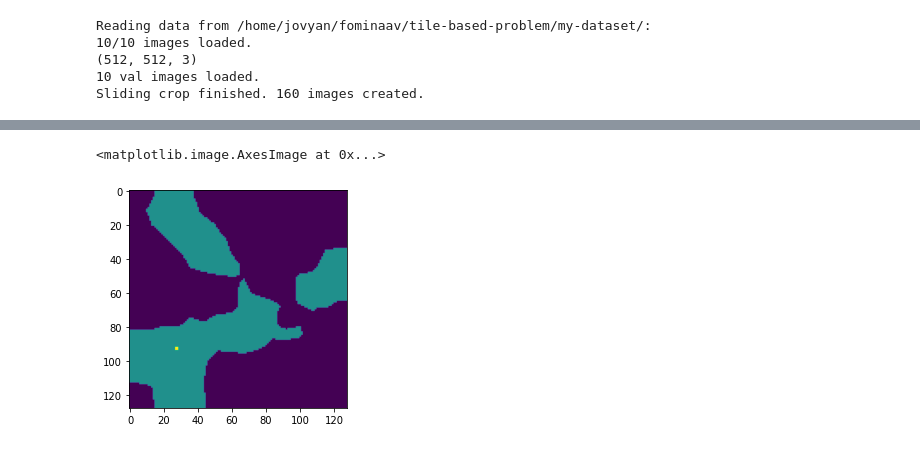
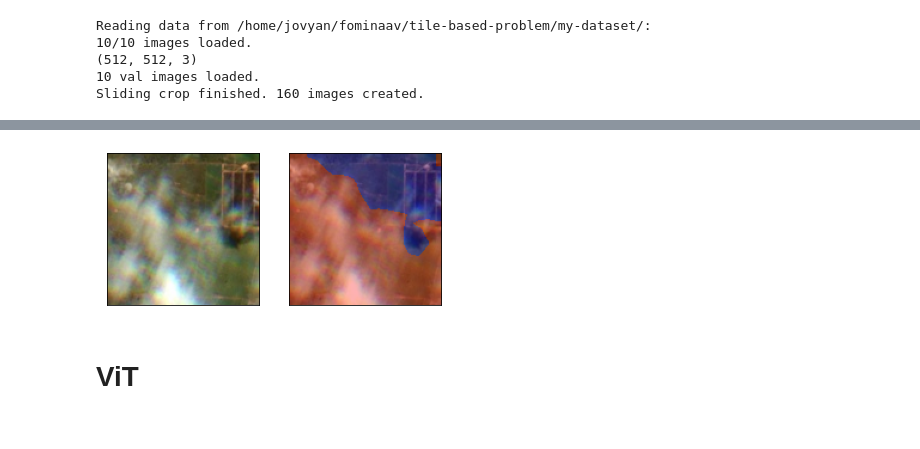
Before and after one commit to vvubbalubba/WiCoNet, a Jupyter notebook: Results.ipynb, the cells around one changed output, grey strips where cells are left out. Cells and saved outputs as stored; diff of their text form; code cells hidden in the pictures.

```diff
--- a/Results.ipynb
+++ b/Results.ipynb
@@ -64,7 +66,7 @@ STD  = np.array([83.51, 76.91, 82.42])
 def denormalize_image(im):
     return im * STD + MEAN
 # %%
-i = 140
+i = 80
 for vi, data in enumerate(val_loader):
     if vi >= i:
         imgs_s, labels_s, imgs, labels = data
@@ -83,5 +85,9 @@ labels = labels.cpu().detach().numpy()
 preds = torch.argmax(outputs, dim=1)
 preds = preds.numpy()
 # %%
+from skimage import color
 img = denormalize_image(imgs[0].cpu().detach().numpy().transpose(1, 2, 0)).astype('uint8')
-plt.imshow(img)
+pred_mask_to_show = color.label2rgb(preds[0],
+                                    img,
+                                    bg_label=0, kind='overlay',
+                                    saturation=1)
@@ -91,5 +94,13 @@ plt.imshow(img)
-# %%
-plt.imshow(preds[0])
-# %% [output]
-<matplotlib.image.AxesImage at 0x...>
-[figure, removed]
+# %%
+f, ax = plt.subplots(1,2)
+ax[0].imshow(img)
+ax[0].set_xticks([])
+ax[0].set_yticks([])
+ax[1].imshow(pred_mask_to_show)
+ax[1].set_xticks([])
+ax[1].set_yticks([])
+plt.show()
+# %% [output]
+[figure, added]
+# %% [markdown]
+# ViT
```
Also changed, not shown: parts of 6 cells of this notebook.
